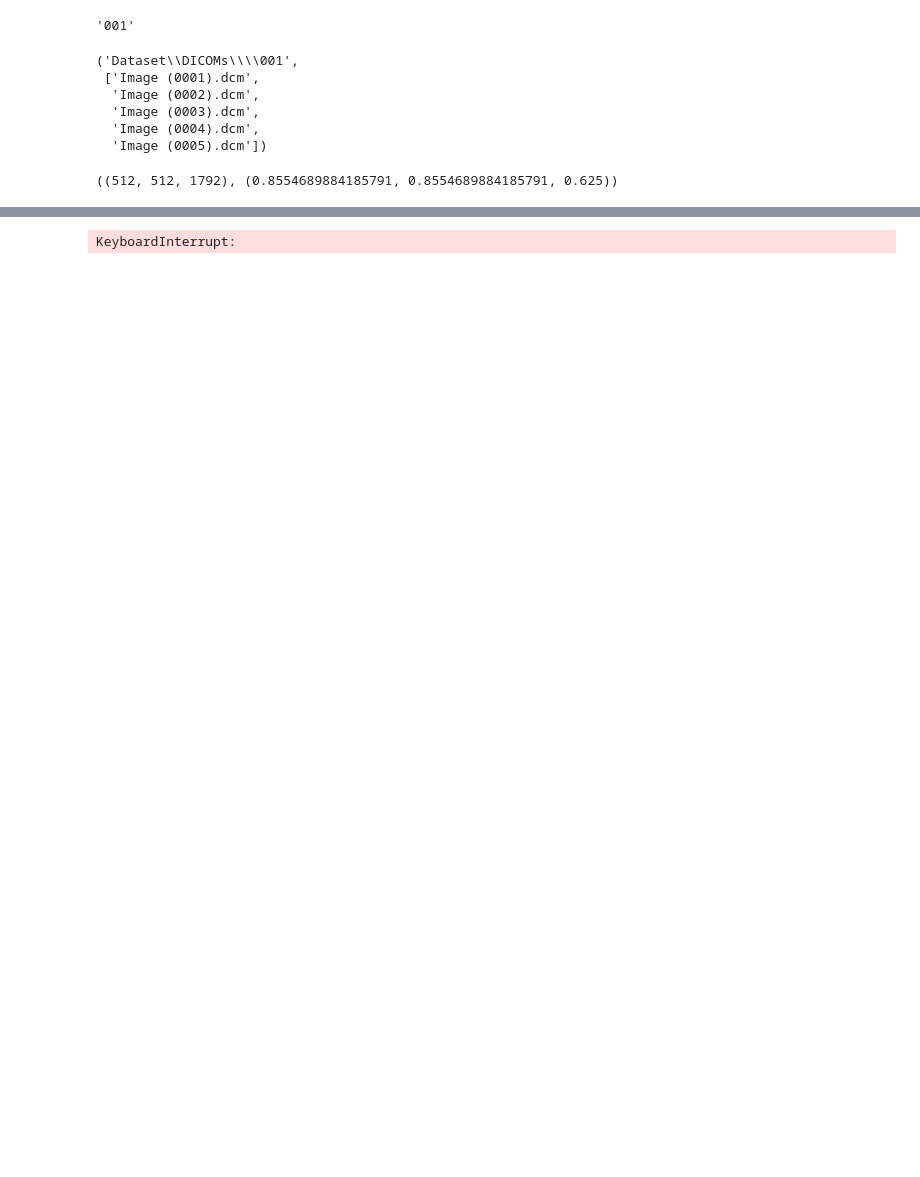
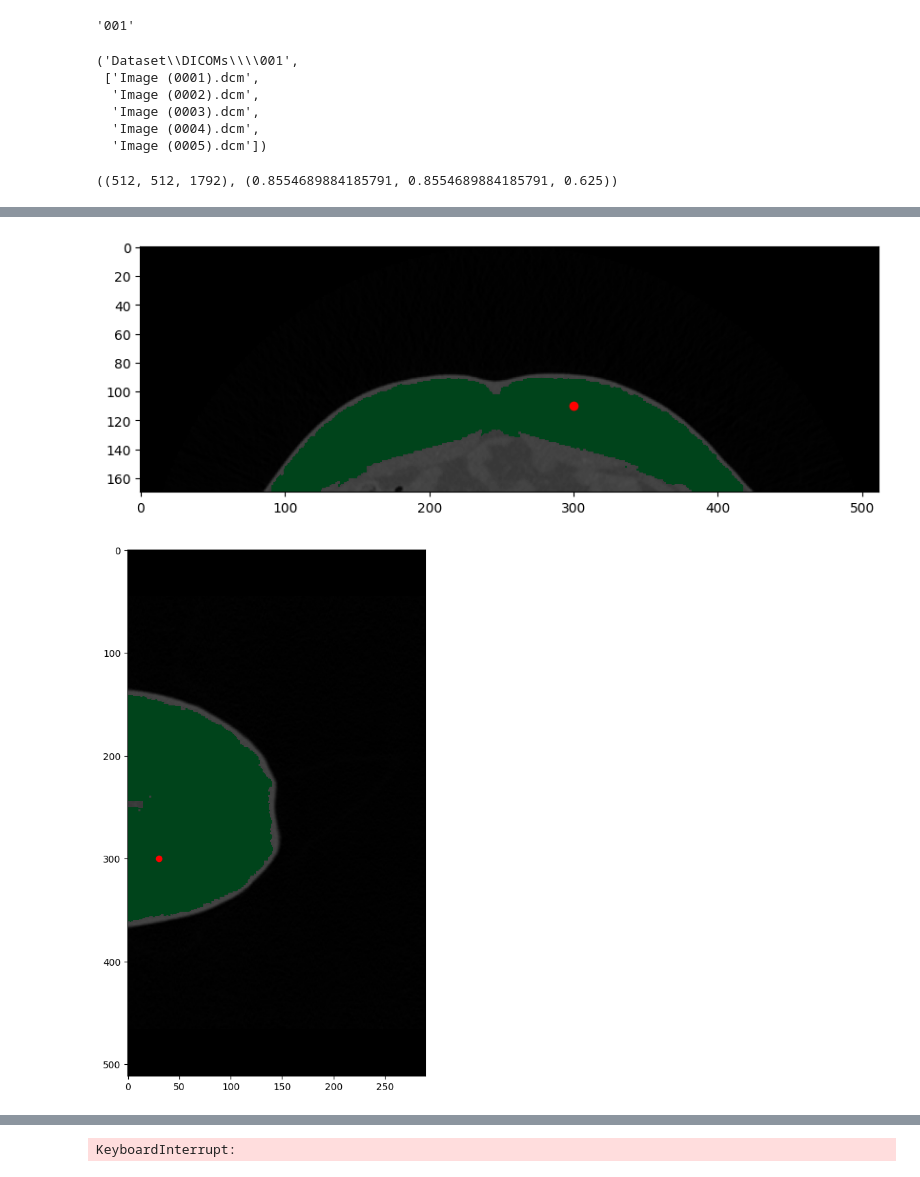
Before and after one commit to HosseinOutward/VUB-ACS-24_Hospital_Project, a Jupyter notebook: HP Clean.ipynb, the cells around one changed output, grey strips where cells are left out. Cells and saved outputs as stored; diff of their text form; code cells hidden in the pictures; blank space fills up the shorter version.

Commit message:
kill me but without holes

```diff
--- a/HP Clean.ipynb
+++ b/HP Clean.ipynb
@@ -37,6 +40,7 @@ _sitk_image.GetSize(), _sitk_image.GetSpacing()
 ((512, 512, 1792), (0.8554689884185791, 0.8554689884185791, 0.625))
 # %%
 def show_slice(img, mask, seed):
+    mask = mask.astype(np.uint8) if mask is not None else None
     plt.figure(figsize=(10, 10))
     plt.imshow(img[seed[0], :, :], cmap='gray', vmin=-1024, vmax=3071)
     if mask is not None:
@@ -91,24 +99,68 @@ show_slice(sitk.GetArrayFromImage(sitk_image), None, seed)
-# %%
-img = sitk.GetArrayFromImage(_sitk_image)[line_points["z_below_fat"]:line_points["z_above_fat"],
-      :line_points["y_below_fat"], :]
-
-mask = sitk.GetArrayFromImage(sitk.ConnectedThreshold(sitk_image, seedList=[seed[::-1]], lower=-150, upper=-50))
-_mask = mask.astype(np.uint8)
-
-# show_slice(img, _mask, (seed[0], seed[1], seed[2]))
 # %%
-import cv2
-from skimage.morphology import remove_small_objects
-from scipy.ndimage import binary_opening, gaussian_filter, binary_fill_holes, binary_dilation
-
 def fill_small_holes(mask, max_size):
     # Find all connected components in the mask.
-    num_labels, labels, stats, _ = cv2.connectedComponentsWithStats(1-mask.astype(np.uint8))
+    num_labels, labels, stats, _ = cv2.connectedComponentsWithStats(1 - mask.astype(np.uint8))
 
     # Iterate over the connected components.
     for i in range(1, num_labels):
         # If the area of the connected component is less than the specified maximum size, fill it.
         if stats[i, cv2.CC_STAT_AREA] < max_size:
             mask[labels == i] = 1
 
     return mask
+
+
+def remove_small_objects_windowed(mask, window_size=3, min_size=[1500, 600, 600]):
+    k = window_size
+    mask = mask.astype(bool)
+    for element in range(3):
+        slicing_array = [slice(None), slice(None), slice(None)]
+        for i in range(0, mask.shape[element], k):
+            for j in range(0, k, k // 2):
+                slicing_array[element] = slice(i, i+k)
+                mask[*slicing_array] = remove_small_objects(mask[*slicing_array], min_size=min_size[element])
+
+    return mask
+
+def fat_region_growing(sitk_image, seed, lower=-150, upper=-50):
+    return sitk.GetArrayFromImage(sitk.ConnectedThreshold(sitk_image, seedList=[seed[::-1]], lower=lower, upper=upper))
+
+def get_larger_than_fat_area(sitk_image, seed):
+    mask = fat_region_growing(sitk_image, seed)
+
+    mask = gaussian_filter(mask, 0.1).astype(np.uint8)
+    mask = binary_opening(mask, iterations=2).astype(np.uint8)
+
+    mask = remove_small_objects_windowed(mask, window_size=3, min_size=[2500, 1000, 1000])
+
+    mask = binary_fill_holes(mask)
+    mask = binary_dilation(mask, iterations=2)
+    mask = [fill_small_holes(s, 50) for s in mask]
+    mask = np.array(mask)
+    mask = binary_dilation(mask, iterations=3)
+    return mask.astype(bool)
+
+def get_fat_and_organ_area(sitk_image, seed):
+    mask = fat_region_growing(sitk_image, seed, lower=-160, upper=-40)
+    mask = binary_dilation(mask, iterations=1)
+
+    return mask.astype(bool)
+
+def get_fat_area(sitk_image, seed):
+    fat_dilated = get_larger_than_fat_area(sitk_image, seed)
+    fat_and_organ = get_fat_and_organ_area(sitk_image, seed)
+    mask = fat_and_organ * fat_dilated
+
+    mask = binary_fill_holes(mask)
+    mask = [fill_small_holes(s, 50) for s in mask]
+    mask = np.array(mask)
+
+    return mask.astype(bool)
+
+mask = get_fat_area(sitk_image, seed)
+
+img = sitk.GetArrayFromImage(_sitk_image)[line_points["z_below_fat"]:line_points["z_above_fat"], :line_points["y_below_fat"], :]
+show_slice(img, mask, (seed[0], seed[1], seed[2]))
+# %% [output]
+[figure, added]
+[figure, added]
```
Also changed, not shown: parts of 4 cells of this notebook.
